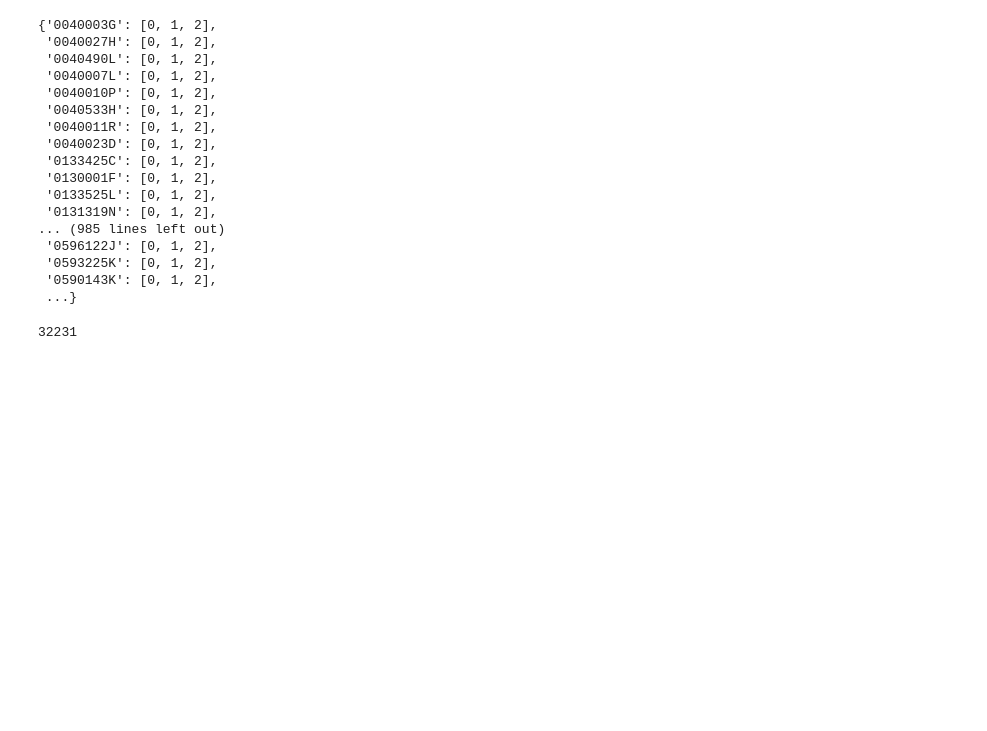
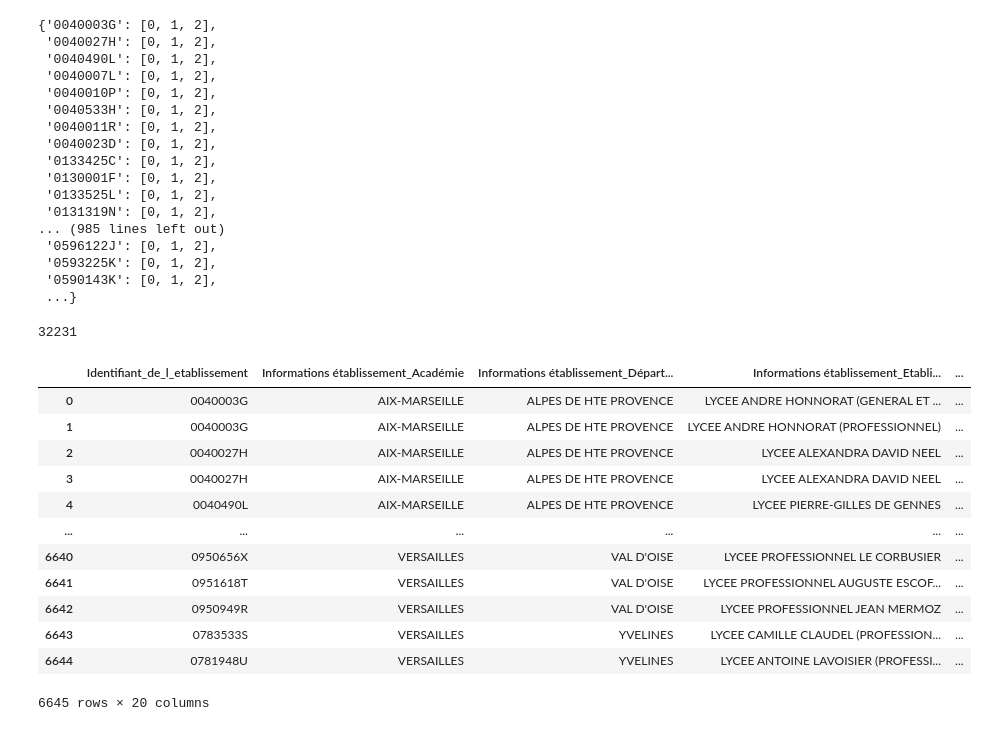
Before and after one commit to Acochepin/Python-2A---AC---JM---RS, a Jupyter notebook: Essais Juliet Proche Voisins.ipynb, the cells around one changed output. Saved outputs shown, nothing was run; the diff lists cells and outputs as text; code cells hidden in the pictures; blank space fills up the shorter version.

```diff
--- a/Essais Juliet Proche Voisins.ipynb
+++ b/Essais Juliet Proche Voisins.ipynb
@@ -237,5 +237,31 @@ for j in range(dfcomsanslyc.shape[0]):
     'IDlyc'.append(indcom)
 # %%
 #On pondère les listes pour estimer un nouveau revenu associé à chaque établissement
+dfaveclycc=dfaveclyc.copy()
+
+revenu_nouveau =[]
+for i in range(dfaveclycc.shape[0]):
+    revenu_nouveau.append(0)
+dfaveclycc['Revenu Local'] = revenu_nouveau
+
 
 for elem in lycees:
+    revenu_nouveau = pop*revenu de chaque com / somme des pops
+    dfaveclycc.loc['indice', 'Revenu Local']=revenu_nouveau
+
+#On colle revenu  à dataframe
+#Nouvelle régression
+# %% [output]
+|  | Identifiant_de_l_etablissement | Informations établissement_Académie | Informations établissement_Départ... | Informations établissement_Etabli... | ... |
+| 0 | 0040003G | AIX-MARSEILLE | ALPES DE HTE PROVENCE | LYCEE ANDRE HONNORAT (GENERAL ET ... | ... |
+| 1 | 0040003G | AIX-MARSEILLE | ALPES DE HTE PROVENCE | LYCEE ANDRE HONNORAT (PROFESSIONNEL) | ... |
+| 2 | 0040027H | AIX-MARSEILLE | ALPES DE HTE PROVENCE | LYCEE ALEXANDRA DAVID NEEL | ... |
+| 3 | 0040027H | AIX-MARSEILLE | ALPES DE HTE PROVENCE | LYCEE ALEXANDRA DAVID NEEL | ... |
+| 4 | 0040490L | AIX-MARSEILLE | ALPES DE HTE PROVENCE | LYCEE PIERRE-GILLES DE GENNES | ... |
+| ... | ... | ... | ... | ... | ... |
+| 6640 | 0950656X | VERSAILLES | VAL D'OISE | LYCEE PROFESSIONNEL LE CORBUSIER | ... |
+| 6641 | 0951618T | VERSAILLES | VAL D'OISE | LYCEE PROFESSIONNEL AUGUSTE ESCOF... | ... |
+| 6642 | 0950949R | VERSAILLES | VAL D'OISE | LYCEE PROFESSIONNEL JEAN MERMOZ | ... |
+| 6643 | 0783533S | VERSAILLES | YVELINES | LYCEE CAMILLE CLAUDEL (PROFESSION... | ... |
+| 6644 | 0781948U | VERSAILLES | YVELINES | LYCEE ANTOINE LAVOISIER (PROFESSI... | ... |
+6645 rows × 20 columns
```
Also changed, not shown: parts of 3 cells of this notebook.
